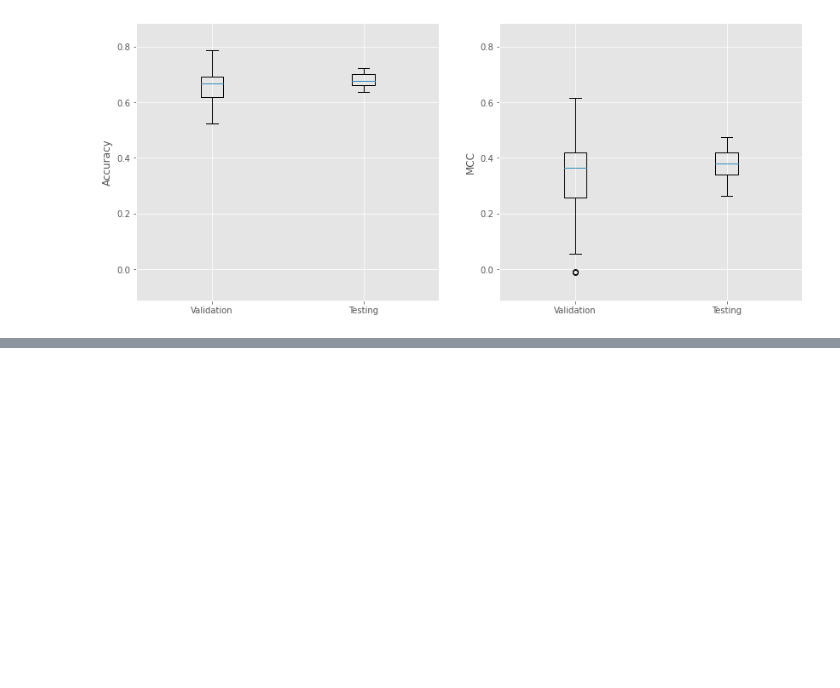
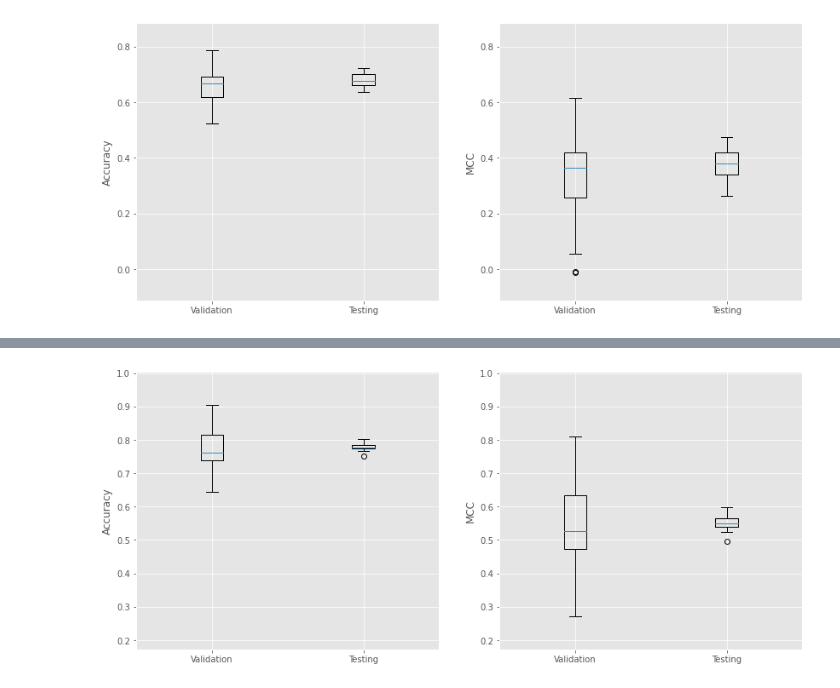
Before and after one commit to cescgina/drug_learning, a Jupyter notebook: drug_learning/2D/dataset_sars2-decision-tree.ipynb, the cells around one changed output, grey strips where cells are left out. Drawn from its saved outputs; the diff is of its cells as text; code cells hidden in the pictures; blank space fills up the shorter version.

```diff
--- a/drug_learning/2D/dataset_sars2-decision-tree.ipynb
+++ b/drug_learning/2D/dataset_sars2-decision-tree.ipynb
@@ -1096,0 +1113,4 @@ plot_results_CV(MCC_val_vote, MCC_test_vote, acc_val_vote, acc_test_vote)
+# %%
+plot_results_CV(MCC_val_all, MCC_test_all, acc_val_all, acc_test_all)
+# %% [output]
+[figure, added]
```
Also changed, not shown: parts of 6 cells of this notebook, 9 other files.
